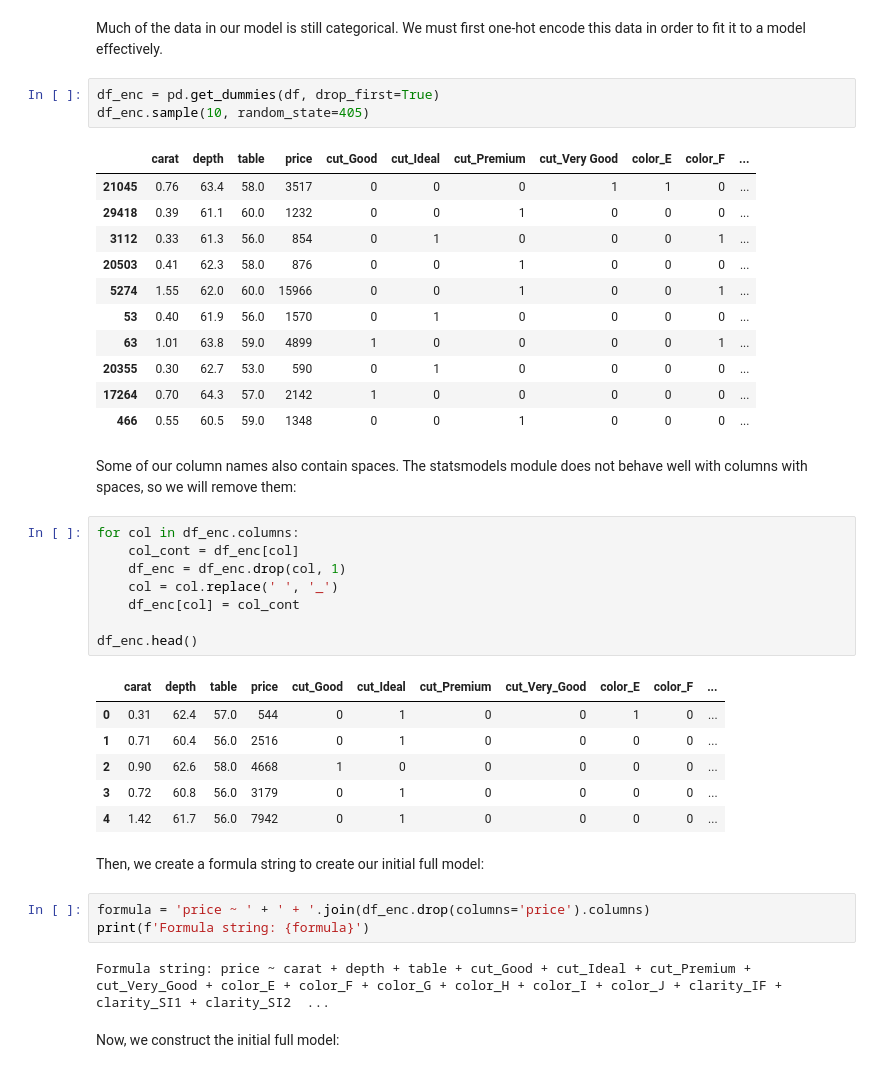
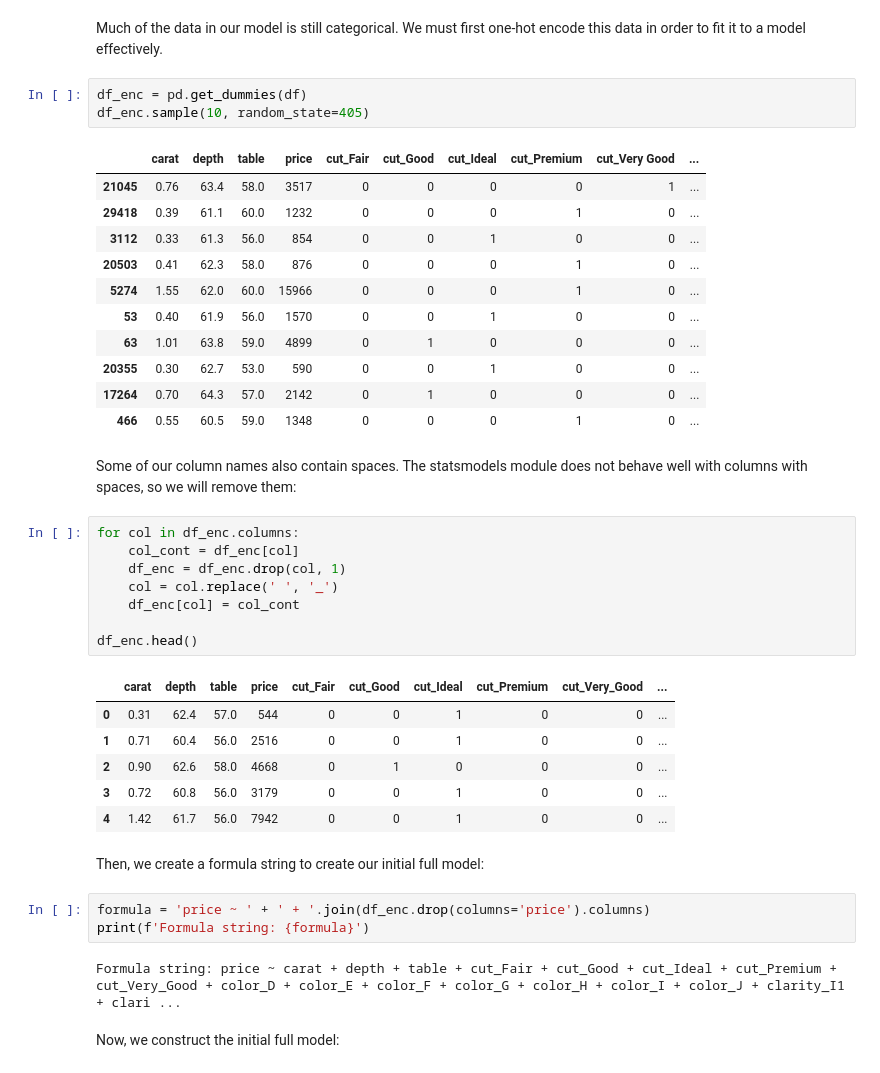
Before and after one commit to billytheme/computing-maths-group-32, a Jupyter notebook: Phase_2_Report.ipynb, the cells around one changed output. Saved outputs shown, nothing was run; the diff lists cells and outputs as text.

Commit message:
Updated to not remove first category of cat. vars

```diff
--- a/Phase_2_Report.ipynb
+++ b/Phase_2_Report.ipynb
@@ -73,20 +73,20 @@ Details of assumptions check, model selection, plots of residuals, and technical
 # %% [markdown]
 Much of the data in our model is still categorical. We must first one-hot encode this data in order to fit it to a model effectively.
 # %%
-df_enc = pd.get_dummies(df, drop_first=True)
+df_enc = pd.get_dummies(df)
 df_enc.sample(10, random_state=405)
 # %% [output]
-|  | carat | depth | table | price | cut_Good | cut_Ideal | cut_Premium | cut_Very Good | color_E | color_F | ... |
-| 21045 | 0.76 | 63.4 | 58.0 | 3517 | 0 | 0 | 0 | 1 | 1 | 0 | ... |
-| 29418 | 0.39 | 61.1 | 60.0 | 1232 | 0 | 0 | 1 | 0 | 0 | 0 | ... |
-| 3112 | 0.33 | 61.3 | 56.0 | 854 | 0 | 1 | 0 | 0 | 0 | 1 | ... |
-| 20503 | 0.41 | 62.3 | 58.0 | 876 | 0 | 0 | 1 | 0 | 0 | 0 | ... |
-| 5274 | 1.55 | 62.0 | 60.0 | 15966 | 0 | 0 | 1 | 0 | 0 | 1 | ... |
-| 53 | 0.40 | 61.9 | 56.0 | 1570 | 0 | 1 | 0 | 0 | 0 | 0 | ... |
-| 63 | 1.01 | 63.8 | 59.0 | 4899 | 1 | 0 | 0 | 0 | 0 | 1 | ... |
-| 20355 | 0.30 | 62.7 | 53.0 | 590 | 0 | 1 | 0 | 0 | 0 | 0 | ... |
-| 17264 | 0.70 | 64.3 | 57.0 | 2142 | 1 | 0 | 0 | 0 | 0 | 0 | ... |
-| 466 | 0.55 | 60.5 | 59.0 | 1348 | 0 | 0 | 1 | 0 | 0 | 0 | ... |
+|  | carat | depth | table | price | cut_Fair | cut_Good | cut_Ideal | cut_Premium | cut_Very Good | ... |
+| 21045 | 0.76 | 63.4 | 58.0 | 3517 | 0 | 0 | 0 | 0 | 1 | ... |
+| 29418 | 0.39 | 61.1 | 60.0 | 1232 | 0 | 0 | 0 | 1 | 0 | ... |
+| 3112 | 0.33 | 61.3 | 56.0 | 854 | 0 | 0 | 1 | 0 | 0 | ... |
+| 20503 | 0.41 | 62.3 | 58.0 | 876 | 0 | 0 | 0 | 1 | 0 | ... |
+| 5274 | 1.55 | 62.0 | 60.0 | 15966 | 0 | 0 | 0 | 1 | 0 | ... |
+| 53 | 0.40 | 61.9 | 56.0 | 1570 | 0 | 0 | 1 | 0 | 0 | ... |
+| 63 | 1.01 | 63.8 | 59.0 | 4899 | 0 | 1 | 0 | 0 | 0 | ... |
+| 20355 | 0.30 | 62.7 | 53.0 | 590 | 0 | 0 | 1 | 0 | 0 | ... |
+| 17264 | 0.70 | 64.3 | 57.0 | 2142 | 0 | 1 | 0 | 0 | 0 | ... |
+| 466 | 0.55 | 60.5 | 59.0 | 1348 | 0 | 0 | 0 | 1 | 0 | ... |
 # %% [markdown]
 Some of our column names also contain spaces. The statsmodels module does not behave well with columns with spaces, so we will remove them:
 # %%
@@ -98,19 +98,19 @@ for col in df_enc.columns:
 
 df_enc.head()
 # %% [output]
-|  | carat | depth | table | price | cut_Good | cut_Ideal | cut_Premium | cut_Very_Good | color_E | color_F | ... |
-| 0 | 0.31 | 62.4 | 57.0 | 544 | 0 | 1 | 0 | 0 | 1 | 0 | ... |
-| 1 | 0.71 | 60.4 | 56.0 | 2516 | 0 | 1 | 0 | 0 | 0 | 0 | ... |
-| 2 | 0.90 | 62.6 | 58.0 | 4668 | 1 | 0 | 0 | 0 | 0 | 0 | ... |
-| 3 | 0.72 | 60.8 | 56.0 | 3179 | 0 | 1 | 0 | 0 | 0 | 0 | ... |
-| 4 | 1.42 | 61.7 | 56.0 | 7942 | 0 | 1 | 0 | 0 | 0 | 0 | ... |
+|  | carat | depth | table | price | cut_Fair | cut_Good | cut_Ideal | cut_Premium | cut_Very_Good | ... |
+| 0 | 0.31 | 62.4 | 57.0 | 544 | 0 | 0 | 1 | 0 | 0 | ... |
+| 1 | 0.71 | 60.4 | 56.0 | 2516 | 0 | 0 | 1 | 0 | 0 | ... |
+| 2 | 0.90 | 62.6 | 58.0 | 4668 | 0 | 1 | 0 | 0 | 0 | ... |
+| 3 | 0.72 | 60.8 | 56.0 | 3179 | 0 | 0 | 1 | 0 | 0 | ... |
+| 4 | 1.42 | 61.7 | 56.0 | 7942 | 0 | 0 | 1 | 0 | 0 | ... |
 # %% [markdown]
 Then, we create a formula string to create our initial full model:
 # %%
 formula = 'price ~ ' + ' + '.join(df_enc.drop(columns='price').columns)
 print(f'Formula string: {formula}')
 # %% [output]
-Formula string: price ~ carat + depth + table + cut_Good + cut_Ideal + cut_Premium + cut_Very_Good + color_E + color_F + color_G + color_H + color_I + color_J + clarity_IF + clarity_SI1 + clarity_SI2  ...
+Formula string: price ~ carat + depth + table + cut_Fair + cut_Good + cut_Ideal + cut_Premium + cut_Very_Good + color_D + color_E + color_F + color_G + color_H + color_I + color_J + clarity_I1 + clari ...
 # %% [markdown]
 Now, we construct the initial full model:
 # %%
```
Also changed, not shown: parts of 3 cells of this notebook.
